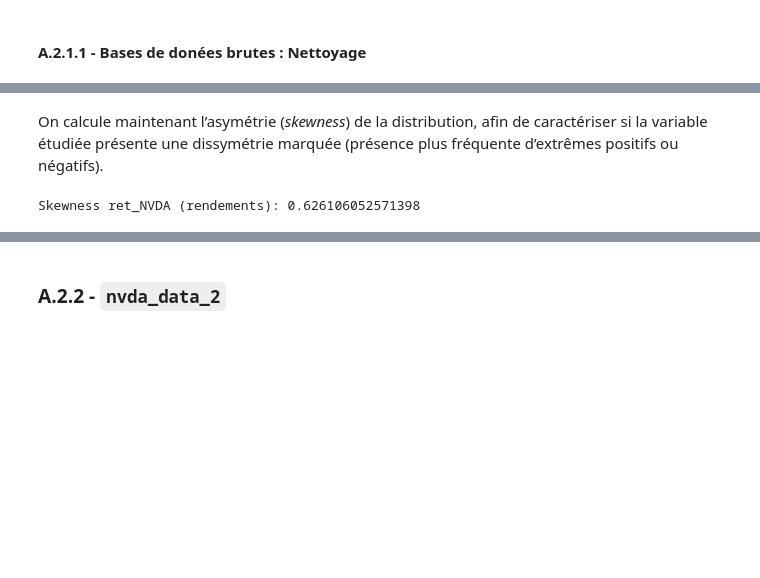
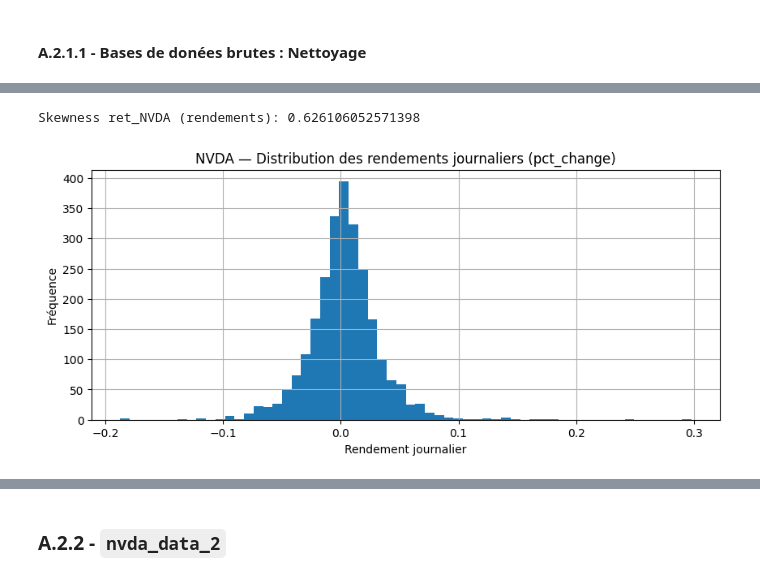
Before and after one commit to JoelKt29/Python-pour-la-data, a Jupyter notebook: Final copy.ipynb, the cells around one changed output, grey strips where cells are left out. Cells and saved outputs as stored; diff of their text form; code cells hidden in the pictures; blank space fills up the shorter version.

```diff
--- a/Final copy.ipynb
+++ b/Final copy.ipynb
@@ -317,7 +405,18 @@ Merge -> Nettoyer.
-# %% [markdown]
-On calcule maintenant l’asymétrie (*skewness*) de la distribution, afin de caractériser si la variable étudiée présente une dissymétrie marquée (présence plus fréquente d’extrêmes positifs ou négatifs).
 # %%
 nvda_stock_data_clean["ret_NVDA"] = nvda_stock_data_clean["Close"].pct_change()
 print("Skewness ret_NVDA (rendements):", nvda_stock_data_clean["ret_NVDA"].dropna().skew())
 # %% [output]
 Skewness ret_NVDA (rendements): 0.626106052571398
+# %%
+# Rendements simples
+ret = nvda_data_2.sort_values("Date")["Close_NVDA"].pct_change().dropna()
+
+plt.figure(figsize=(10, 4))
+plt.hist(ret, bins=60)
+plt.title("NVDA — Distribution des rendements journaliers (pct_change)")
+plt.xlabel("Rendement journalier")
+plt.ylabel("Fréquence")
+plt.grid(True)
+plt.show()
+# %% [output]
+[figure, added]
```
Also changed, not shown: parts of 25 cells of this notebook, 6 other files.
